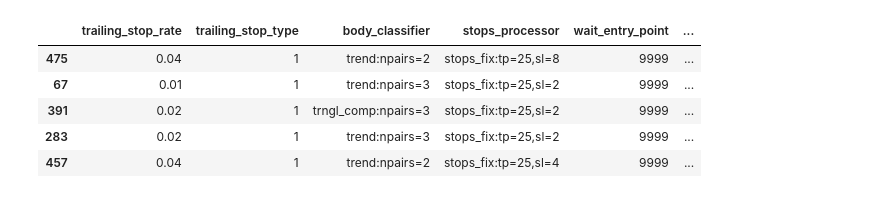
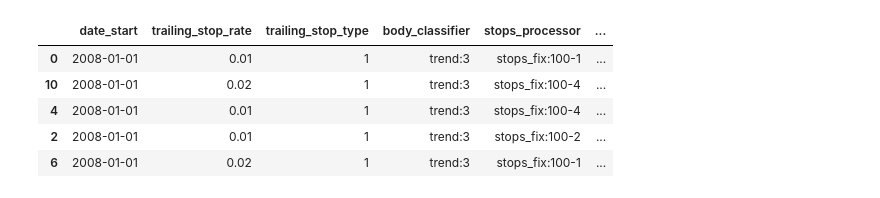
Before and after one commit to binrey/MLTR, a Jupyter notebook: optim_research.ipynb, the cells around one changed output. Saved outputs shown, nothing was run; the diff lists cells and outputs as text; code cells hidden in the pictures.

```diff
--- a/optim_research.ipynb
+++ b/optim_research.ipynb
@@ -240,10 +116,10 @@ plt.legend(legend)
 # %%
-opt_summary_loc = opt_summary[opt_summary.ticker == "ROSN"]
+opt_summary_loc = opt_summary[opt_summary.ticker == "BTCUSD"]
 opt_summary_loc.head()
 # %% [output]
-|  | trailing_stop_rate | trailing_stop_type | body_classifier | stops_processor | wait_entry_point | ... |
-| 475 | 0.04 | 1 | trend:npairs=2 | stops_fix:tp=25,sl=8 | 9999 | ... |
-| 67 | 0.01 | 1 | trend:npairs=3 | stops_fix:tp=25,sl=2 | 9999 | ... |
-| 391 | 0.02 | 1 | trngl_comp:npairs=3 | stops_fix:tp=25,sl=2 | 9999 | ... |
-| 283 | 0.02 | 1 | trend:npairs=3 | stops_fix:tp=25,sl=2 | 9999 | ... |
-| 457 | 0.04 | 1 | trend:npairs=2 | stops_fix:tp=25,sl=4 | 9999 | ... |
+|  | date_start | trailing_stop_rate | trailing_stop_type | body_classifier | stops_processor | ... |
+| 0 | 2008-01-01 | 0.01 | 1 | trend:3 | stops_fix:100-1 | ... |
+| 10 | 2008-01-01 | 0.02 | 1 | trend:3 | stops_fix:100-4 | ... |
+| 4 | 2008-01-01 | 0.01 | 1 | trend:3 | stops_fix:100-4 | ... |
+| 2 | 2008-01-01 | 0.01 | 1 | trend:3 | stops_fix:100-2 | ... |
+| 6 | 2008-01-01 | 0.02 | 1 | trend:3 | stops_fix:100-1 | ... |
```
Also changed, not shown: parts of 8 cells of this notebook, 3 other files.
